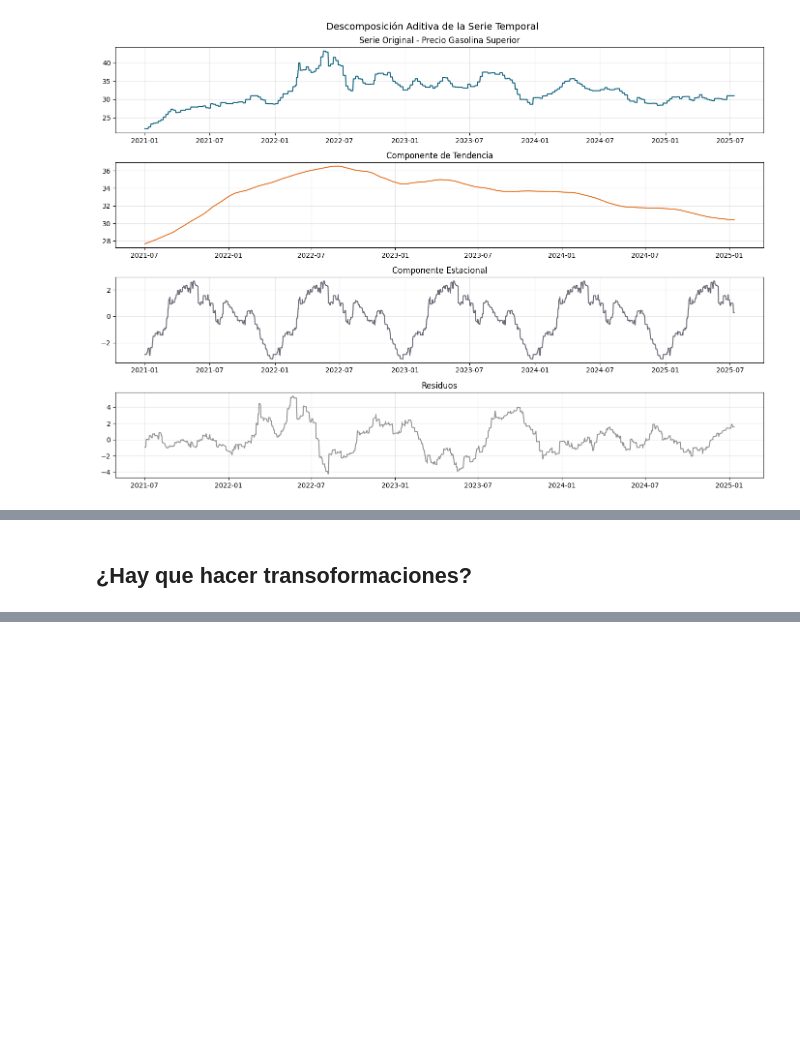
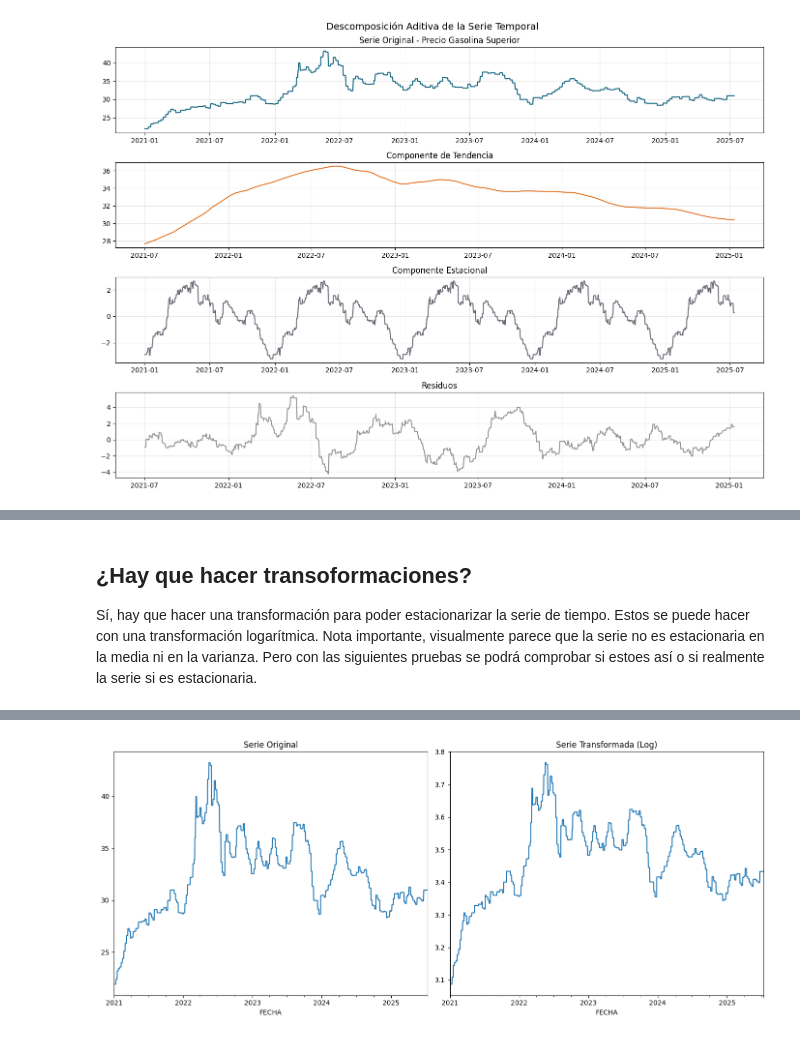
Before and after one commit to chuy-zip/DS_LAB1, a Jupyter notebook: scriptOne.ipynb, the cells around one changed output, grey strips where cells are left out. Cells and saved outputs as stored; diff of their text form; code cells hidden in the pictures; blank space fills up the shorter version.

```diff
--- a/scriptOne.ipynb
+++ b/scriptOne.ipynb
@@ -228,2 +233,71 @@ plt.show()
 # %% [markdown]
 ## ¿Hay que hacer transoformaciones?
+
+Sí, hay que hacer una transformación para poder estacionarizar la serie de tiempo. Estos se puede hacer con una transformación logarítmica. Nota importante, visualmente parece que la serie no es estacionaria en la media ni en la varianza. Pero con las siguientes pruebas se podrá comprobar si estoes así o si realmente la serie si es estacionaria.
+# %%
+import numpy as np
+from statsmodels.tsa.stattools import adfuller
+
+def test_adfuller(series, title=''):
+    print(f'Prueba de Dickey-Fuller Aumentada: {title}')
+    result = adfuller(series.dropna(), autolag='AIC')  # AIC para selección automática de lags
+
+    labels = ['ADF Statistic', 'p-value', '#Lags', '#Observations']
+    out = pd.Series(result[0:4], index=labels)
+
+    for key, val in result[4].items():
+        out[f'Critical Value ({key})'] = val
+
+    print(out.to_string())
+    print('-'*50)
+
+    if result[1] <= 0.05:
+        print("Rechazamos la hipótesis nula")
+        print("La serie ES estacionaria")
+    else:
+        print("No podemos rechazar la hipótesis nula")
+        print("La serie NO ES estacionaria")
+
+from statsmodels.tsa.stattools import adfuller
+
+def find_optimal_d(series, max_diff=2):
+    for d in range(max_diff + 1):
+        if d == 0:
+            diff_series = series
+        else:
+            diff_series = series.diff(d).dropna()
+
+        result = adfuller(diff_series)
+        p_value = result[1]
+
+        print(f'Diferenciación d={d}: p-value = {p_value:.4f}', end=' ')
+        if p_value <= 0.05:
+            print('→ Estacionari')
+            return d
+        else:
+            print('→ No estacionaria')
+
+    print("No se alcanzó estacionariedad con las diferenciaciones probadas")
+    return None
+
+optimal_d = find_optimal_d(ts)
+print(f'\nNúmero óptimo de diferenciaciones (d): {optimal_d}')
+
+test_adfuller(ts, 'Serie Original')
+ts_log = np.log(ts)
+
+# Visualización comparativa
+plt.figure(figsize=(14, 6))
+plt.subplot(1, 2, 1)
+ts.plot(title='Serie Original')
+plt.subplot(1, 2, 2)
+ts_log.plot(title='Serie Transformada (Log)')
+plt.tight_layout()
+plt.show()
+
+# Repetir prueba ADF
+test_adfuller(ts_log, 'Serie Logarítmica')
+
+optimal_d_log = find_optimal_d(ts_log)
+print(f'\nNúmero óptimo de diferenciaciones (d): {optimal_d_log}')
+# %% [output]
@@ -229,0 +318 @@ plt.show()
+[figure, added]
```
Also changed, not shown: parts of 10 cells of this notebook.
